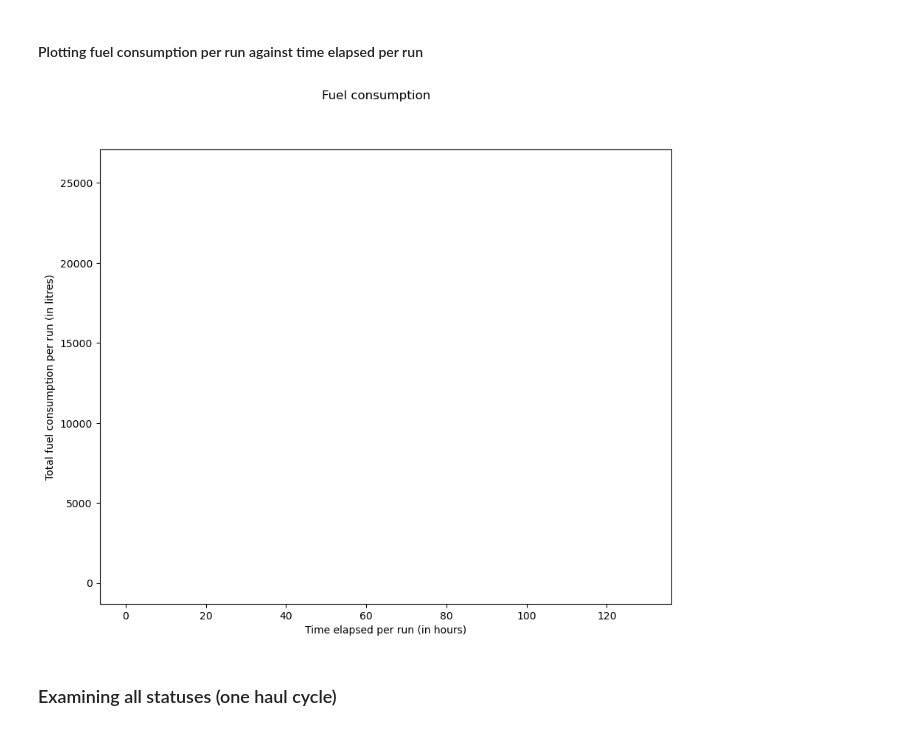
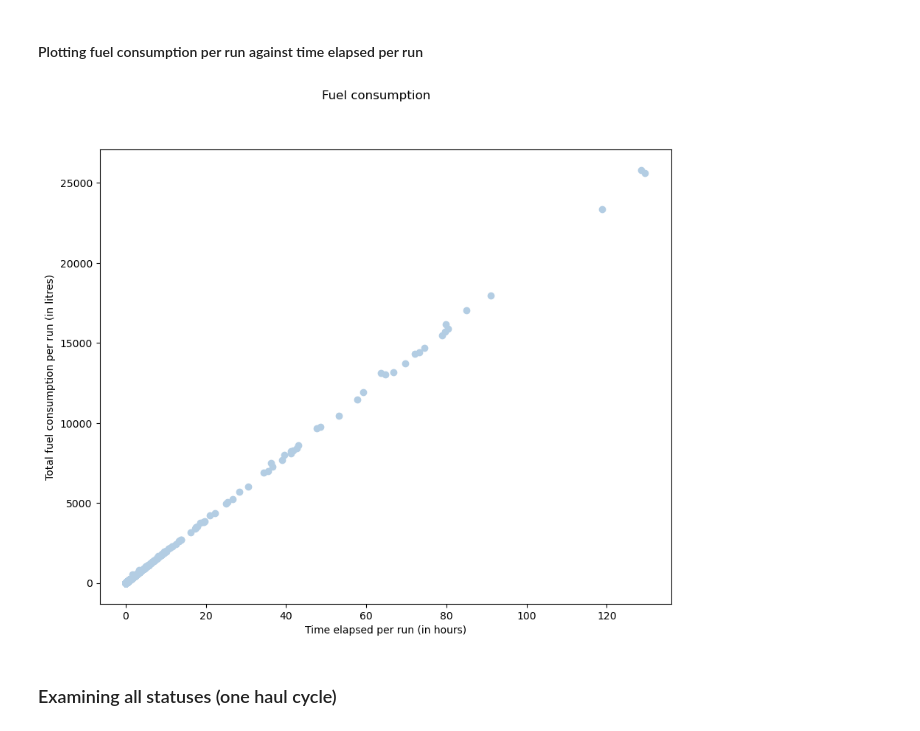
Before and after one commit to baumannkev/QDS_Hacks, a Jupyter notebook: Tracy_QDS_2023.ipynb, the cells around one changed output. Drawn from its saved outputs; the diff is of its cells as text; code cells hidden in the pictures.

Commit message:
Graphs ver 3

```diff
--- a/Tracy_QDS_2023.ipynb
+++ b/Tracy_QDS_2023.ipynb
@@ -564,13 +564,13 @@ for item in fuel_consumption:
     fuel_consump_list.append(item[1])
 # %%
 plt.figure()
-plt.scatter(run_time_elapsed, fuel_consump_list, c="#fff")
+plt.scatter(run_time_elapsed, fuel_consump_list, c="#b3cde3")
 plt.xlabel('Time elapsed per run (in hours)')
 plt.ylabel('Total fuel consumption per run (in litres)')
 plt.suptitle('Fuel consumption')
 plt.show()
 # %% [output]
-[figure, old version]
+[figure, new version]
 # %% [markdown]
 ### Examining all statuses (one haul cycle)
 # %%
```
Also changed, not shown: 1 other file.
